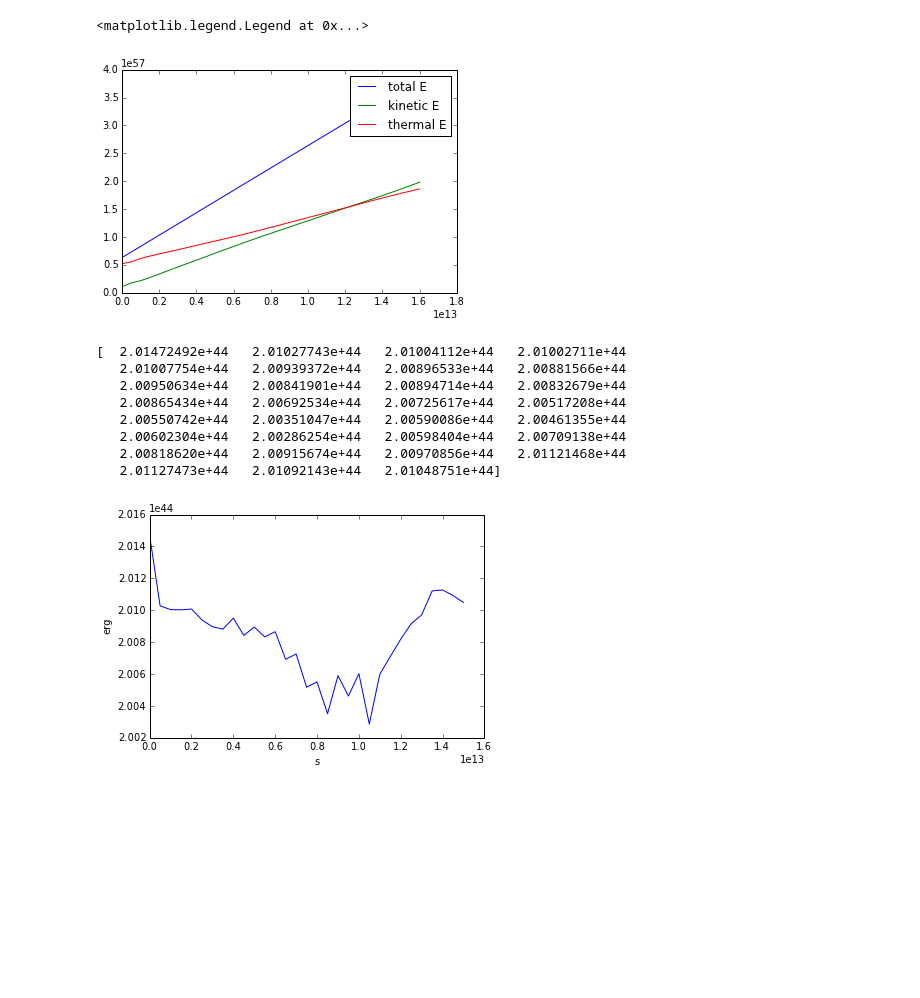
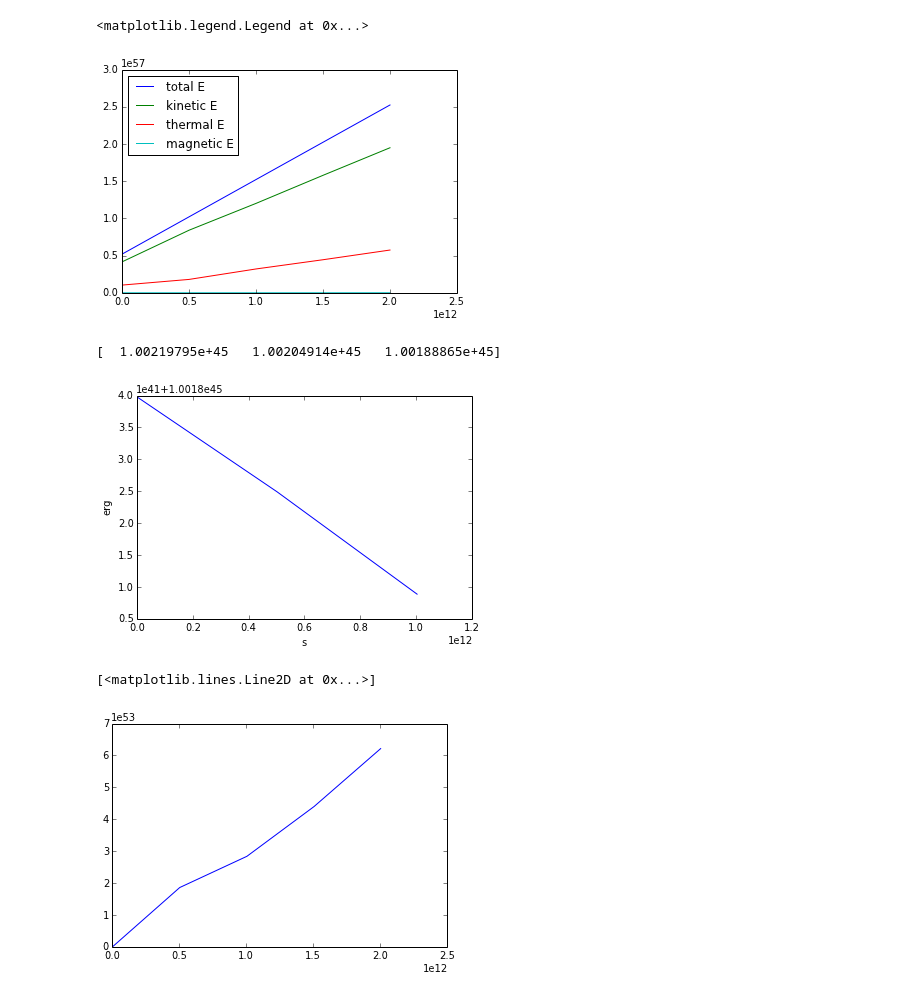
Before and after one commit to yihaochen/FLASHtools, a Jupyter notebook: total_energy.ipynb, the cells around one changed output. Cells and saved outputs as stored; diff of their text form; code cells hidden in the pictures; blank space fills up the shorter version.

```diff
--- a/total_energy.ipynb
+++ b/total_energy.ipynb
@@ -1,13 +1,13 @@
 # %%
-import yt
+    import yt
 import logging
 import numpy as np
 import matplotlib.pyplot as plt
 import multiprocessing
 logging.getLogger('yt').setLevel(logging.ERROR)
-dss = yt.load('/d/d9/ychen/FLASH4/MHD_Jet_3D/0204_mach40_L1E44/MHD_Jet_hdf5_plt_cnt*')
+dss = yt.load('/d/d9/ychen/FLASH4/MHD_Jet_3D/0429_test/MHD_Jet_hdf5_plt_cnt*')
 # %%
-end=33
+end=5
 ds = dss[end]
 ad = ds.all_data()
 print ad.center
@@ -23,6 +23,6 @@ print ad.left_edge
 # %%
 center = [0.0,0.0,0.0]
-radius = (2.4E22, 'code_length')
+radius = (1.0E22, 'code_length')
 sp = ds.sphere(center, radius)
 #print sqrt(sp['velocity_x']**2+sp['velocity_y']**2+sp['velocity_z']**2)
 #print sp['velocity_magnitude']
@@ -70,7 +69,7 @@ plot.show()
 <yt.visualization.plot_window.AxisAlignedSlicePlot at 0x...>
 # %%
 ts = []
-Ekins, Eths, Etots = [], [], []
+Ekins, Eths, Etots, Emags = [], [], [], []
 
 for ds in dss[:end]:
     print ds
@@ -80,10 +79,12 @@ for ds in dss[:end]:
 
     Eth = sum(sp['thermal_energy']*sp['cell_mass'])
     Ekin = sum(sp['kinetic_energy']/sp['density']*sp['cell_mass'])
+    Emag = sum(sp['magnetic_pressure']*sp['cell_volume'])
     Etot = Eth + Ekin
     Eths.append(Eth)
     Ekins.append(Ekin)
     Etots.append(Etot)
+    Emags.append(Emag)
 # %% [output]
 MHD_Jet_hdf5_plt_cnt_0000
 MHD_Jet_hdf5_plt_cnt_0001
@@ -105,26 +94,28 @@ MHD_Jet_hdf5_plt_cnt_0032
 # %%
 plt.plot(ts, Etots, label='total E')
 plt.plot(ts, Ekins, label='kinetic E')
 plt.plot(ts, Eths, label='thermal E')
-plt.legend()
+plt.plot(ts, Emags, label='magnetic E')
+plt.legend(loc=0)
 # %% [output]
 <matplotlib.legend.Legend at 0x...>
-[figure, old version]
+[figure, new version]
 # %%
 Etots_arr = np.array(Etots)
+Emags_arr = np.array(Emags)
+Eths_arr = np.array(Eths)
 ts_arr = np.array(ts)
 Ps = (Etots_arr[1:-1]-Etots_arr[0:-2])/(ts_arr[1:-1]-ts_arr[0:-2])
 plt.plot(ts[:-2], Ps)
+#plt.plot(ts[:-2], (Eths_arr/Emags_arr/100.0)[:-2])
 plt.ylabel('erg')
 plt.xlabel('s')
 print Ps
 # %% [output]
-[  2.01472492e+44   2.01027743e+44   2.01004112e+44   2.01002711e+44
-   2.01007754e+44   2.00939372e+44   2.00896533e+44   2.00881566e+44
-   2.00950634e+44   2.00841901e+44   2.00894714e+44   2.00832679e+44
-   2.00865434e+44   2.00692534e+44   2.00725617e+44   2.00517208e+44
-   2.00550742e+44   2.00351047e+44   2.00590086e+44   2.00461355e+44
-   2.00602304e+44   2.00286254e+44   2.00598404e+44   2.00709138e+44
-   2.00818620e+44   2.00915674e+44   2.00970856e+44   2.01121468e+44
-   2.01127473e+44   2.01092143e+44   2.01048751e+44]
+[  1.00219795e+45   1.00204914e+45   1.00188865e+45]
-[figure, old version]
+[figure, new version]
+# %%
+plt.plot(ts, Emags)
+# %% [output]
+[<matplotlib.lines.Line2D at 0x...>]
+[figure, added]
```
Also changed, not shown: parts of 5 cells of this notebook, 7 other files.
